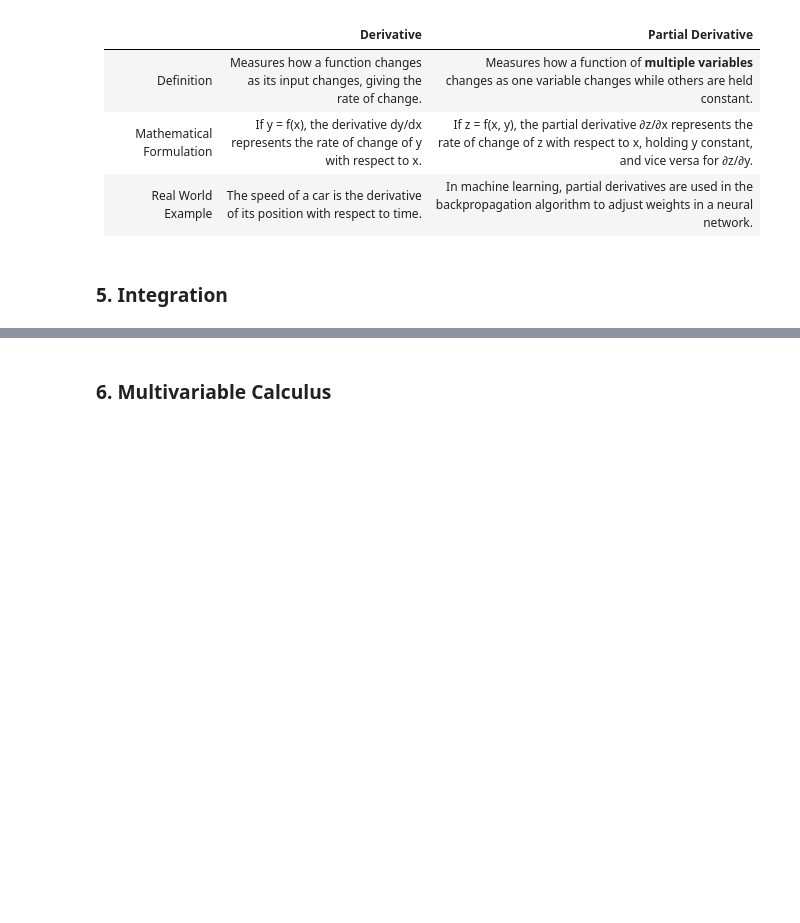
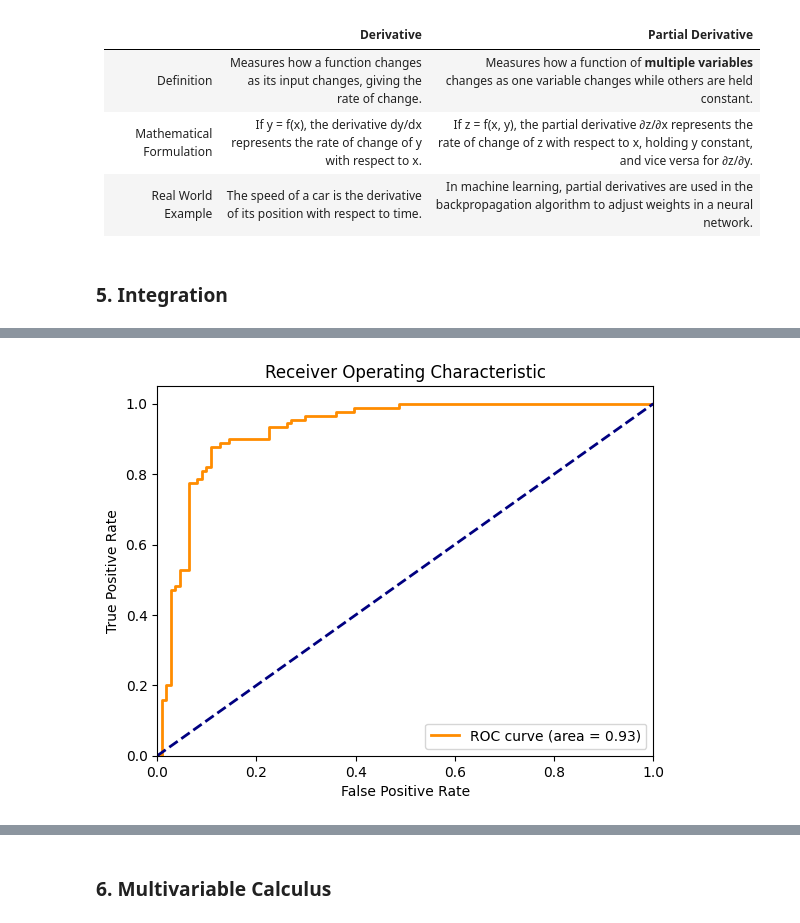
Before and after one commit to natapone/learning_ai_by_coding, a Jupyter notebook: 1-2_calculus.ipynb, the cells around one changed output, grey strips where cells are left out. Saved outputs shown, nothing was run; the diff lists cells and outputs as text; code cells hidden in the pictures; blank space fills up the shorter version.

```diff
--- a/1-2_calculus.ipynb
+++ b/1-2_calculus.ipynb
@@ -850,0 +1074,39 @@ Similarly,
+# %%
+# pip install scikit-learn
+from sklearn.metrics import roc_curve, auc
+from sklearn.datasets import make_classification
+from sklearn.model_selection import train_test_split
+from sklearn.linear_model import LogisticRegression
+import matplotlib.pyplot as plt
+
+# Generate a binary classification dataset
+X, y = make_classification(n_samples=1000, n_features=20, n_informative=2, n_redundant=10, random_state=42)
+
+# Split the dataset into training and test sets
+X_train, X_test, y_train, y_test = train_test_split(X, y, test_size=0.2, random_state=42)
+
+# Fit a logistic regression model
+model = LogisticRegression()
+model.fit(X_train, y_train)
+
+# Predict probabilities
+y_score = model.predict_proba(X_test)[:,1]
+
+# Compute ROC curve and ROC area
+fpr, tpr, _ = roc_curve(y_test, y_score)
+roc_auc = auc(fpr, tpr)
+
+# Plot
+plt.figure()
+lw = 2
+plt.plot(fpr, tpr, color='darkorange', lw=lw, label='ROC curve (area = %0.2f)' % roc_auc)
+plt.plot([0, 1], [0, 1], color='navy', lw=lw, linestyle='--')
+plt.xlim([0.0, 1.0])
+plt.ylim([0.0, 1.05])
+plt.xlabel('False Positive Rate')
+plt.ylabel('True Positive Rate')
+plt.title('Receiver Operating Characteristic')
+plt.legend(loc="lower right")
+plt.show()
+# %% [output]
+[figure, added]
```
Also changed, not shown: parts of 20 cells of this notebook.
